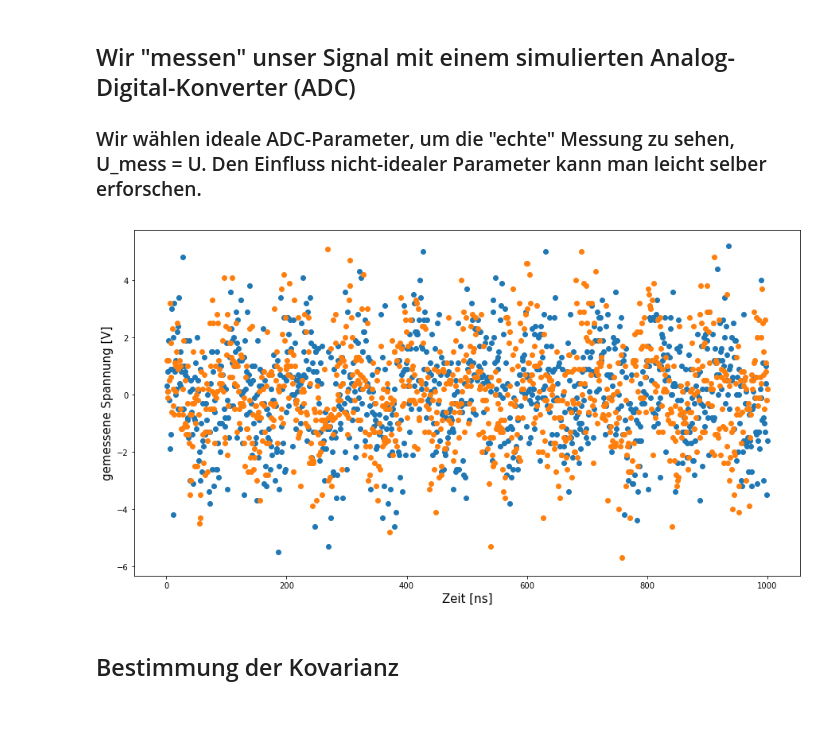
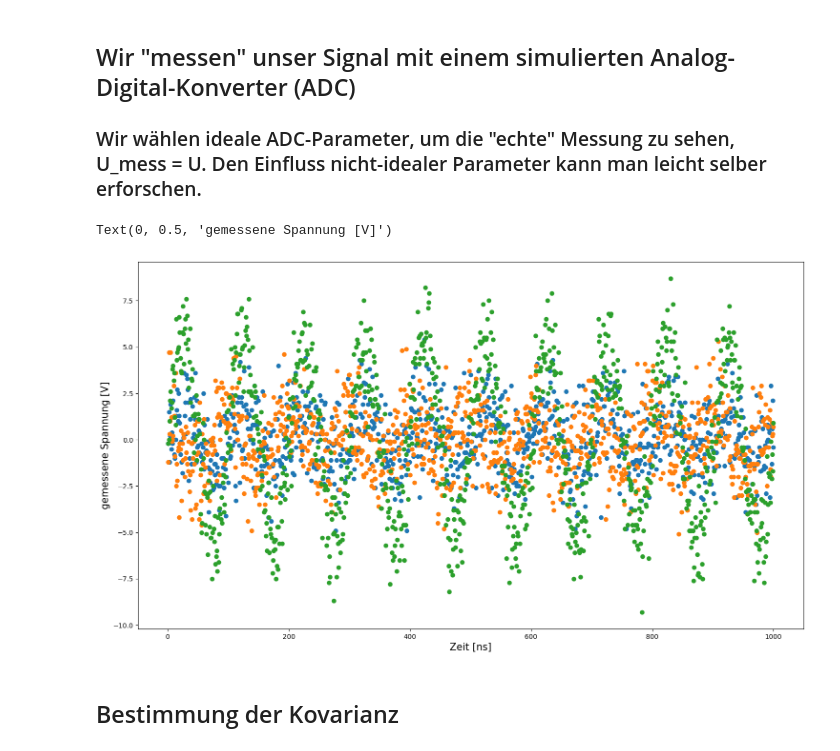
Before and after one commit to fflopsi/datenanalyse, a Jupyter notebook: lectures/05/Kovarianz und Auto-Kovarianz.ipynb, the cells around one changed output. Drawn from its saved outputs; the diff is of its cells as text; code cells hidden in the pictures; blank space fills up the shorter version.

Commit message:
Fix plots, minor adjustments

```diff
--- a/lectures/05/Kovarianz und Auto-Kovarianz.ipynb
+++ b/lectures/05/Kovarianz und Auto-Kovarianz.ipynb
@@ -80,16 +90,15 @@ for i in n:
     U2_mess[i] = np.clip(U_min*round((U2[(i+1)*Delta_t]+np.random.normal(0,U_noise))/U_min,0),-U_max,U_max) # numpy.clip limitiert die maximalen Werte auf [-U_max,U_max]
     U3_mess[i] = np.clip(U_min*round((U3[(i+1)*Delta_t]+np.random.normal(0,U_noise))/U_min,0),-U_max,U_max) # numpy.clip limitiert die maximalen Werte auf [-U_max,U_max]
 # %%
-plt.figure(figsize=(15, 8))
-plt.scatter(t_mess, U1_mess, marker='o')
-plt.scatter(t_mess, U2_mess, marker='o')
-#plt.scatter(t_mess, U3_mess, marker='o')
-plt.axes().set_aspect('auto', 'datalim')
-plt.xlabel('Zeit [ns]', fontsize = 15)
-plt.ylabel('gemessene Spannung [V]', fontsize = 15)
-plt.show()
+fig, ax = plt.subplots(figsize=(18, 10))
+ax.scatter(t_mess, U1_mess, marker='o')
+ax.scatter(t_mess, U2_mess, marker='o')
+ax.scatter(t_mess, U3_mess, marker='o')
+ax.set_xlabel('Zeit [ns]', fontsize = 15)
+ax.set_ylabel('gemessene Spannung [V]', fontsize = 15)
 # %% [output]
+Text(0, 0.5, 'gemessene Spannung [V]')
-[figure, old version]
+[figure, new version]
 # %% [markdown]
 ## Bestimmung der Kovarianz
 # %%
```
Also changed, not shown: parts of 10 cells of this notebook.
